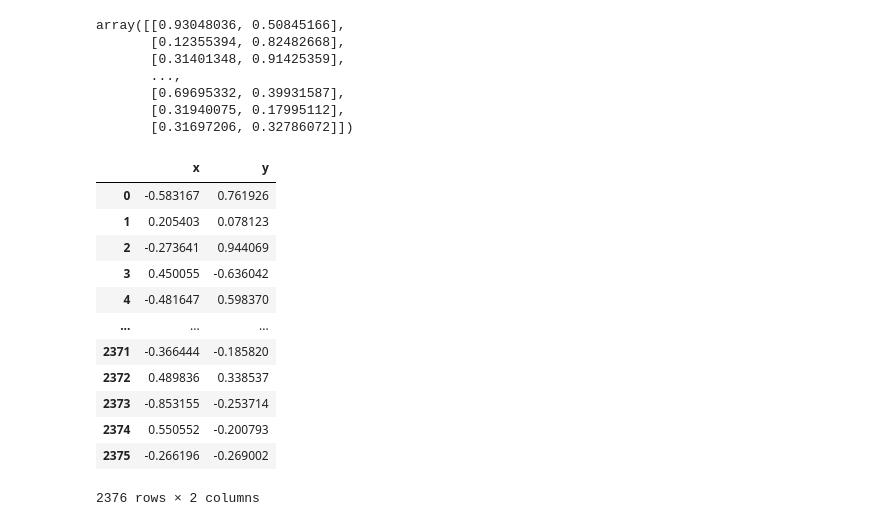
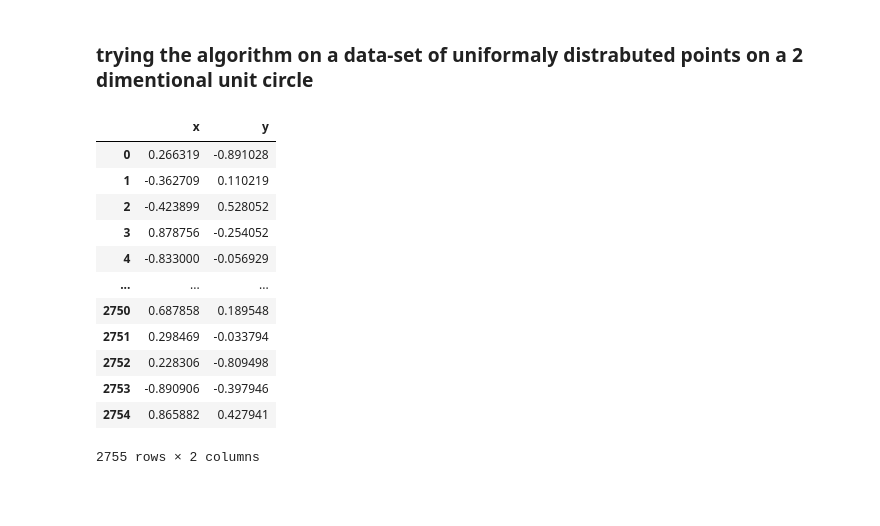
Before and after one commit to Israel0545488592/NeuralComputing2, a Jupyter notebook: Main_program .ipynb, the cells around one changed output. Cells and saved outputs as stored; diff of their text form; code cells hidden in the pictures; blank space fills up the shorter version.

```diff
--- a/Main_program .ipynb
+++ b/Main_program .ipynb
@@ -29,10 +0,0 @@ plt.scatter(dataA1[:,0],dataA1[:,1])
-# %%
-dataA1
-# %% [output]
-array([[0.93048036, 0.50845166],
-       [0.12355394, 0.82482668],
-       [0.31401348, 0.91425359],
-       ...,
-       [0.69695332, 0.39931587],
-       [0.31940075, 0.17995112],
-       [0.31697206, 0.32786072]])
@@ -39,18 +20,20 @@ array([[0.93048036, 0.50845166],
+# %% [markdown]
+### trying the algorithm on a data-set of uniformaly distrabuted points on a 2 dimentional unit circle
 # %%
-data = np.random.uniform(-1, 1, (3000, 2))
+data = np.random.uniform(-1, 1, (3500, 2))
 data = data[np.where(data[:, 0]**2 + data[:, 1]**2 <= 1)]
 DataFrame([data[:, 0], data[:, 1]]).T.rename(columns = {0: 'x', 1:'y'})
 # %% [output]
 |  | x | y |
-| 0 | -0.583167 | 0.761926 |
-| 1 | 0.205403 | 0.078123 |
-| 2 | -0.273641 | 0.944069 |
-| 3 | 0.450055 | -0.636042 |
-| 4 | -0.481647 | 0.598370 |
+| 0 | 0.266319 | -0.891028 |
+| 1 | -0.362709 | 0.110219 |
+| 2 | -0.423899 | 0.528052 |
+| 3 | 0.878756 | -0.254052 |
+| 4 | -0.833000 | -0.056929 |
 | ... | ... | ... |
-| 2371 | -0.366444 | -0.185820 |
-| 2372 | 0.489836 | 0.338537 |
-| 2373 | -0.853155 | -0.253714 |
-| 2374 | 0.550552 | -0.200793 |
-| 2375 | -0.266196 | -0.269002 |
+| 2750 | 0.687858 | 0.189548 |
+| 2751 | 0.298469 | -0.033794 |
+| 2752 | 0.228306 | -0.809498 |
+| 2753 | -0.890906 | -0.397946 |
+| 2754 | 0.865882 | 0.427941 |
-2376 rows × 2 columns
+2755 rows × 2 columns
```
Also changed, not shown: parts of 11 cells of this notebook, 2 other files.
